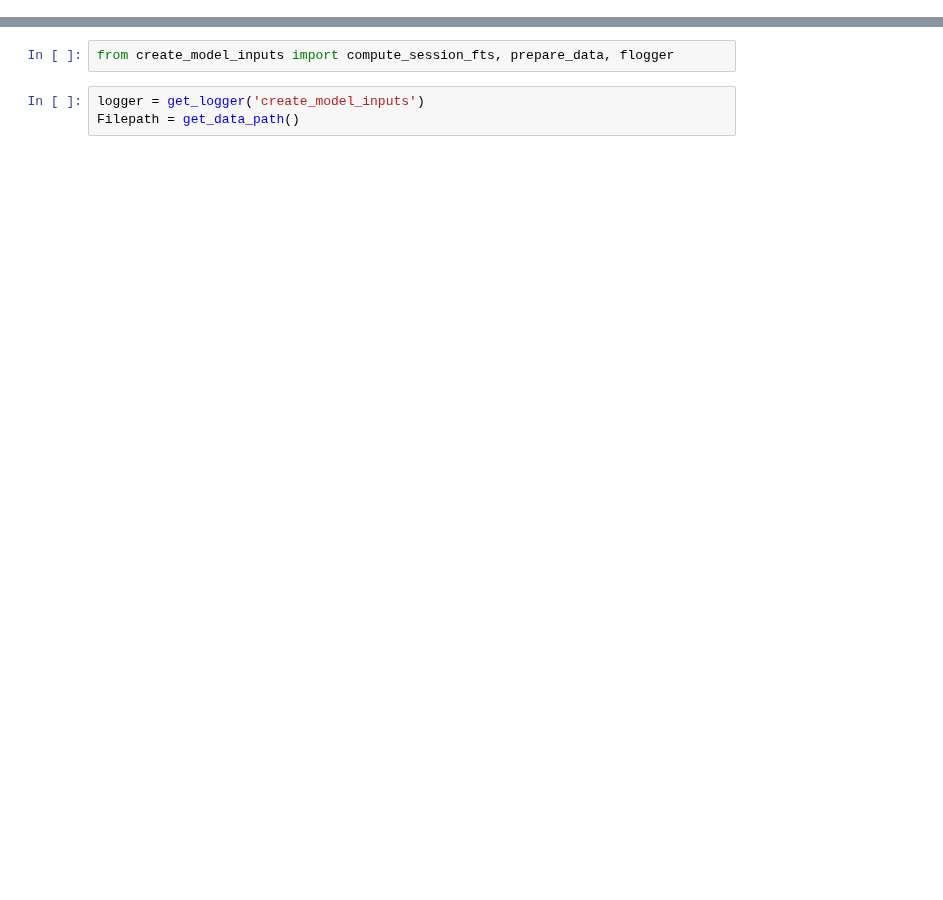
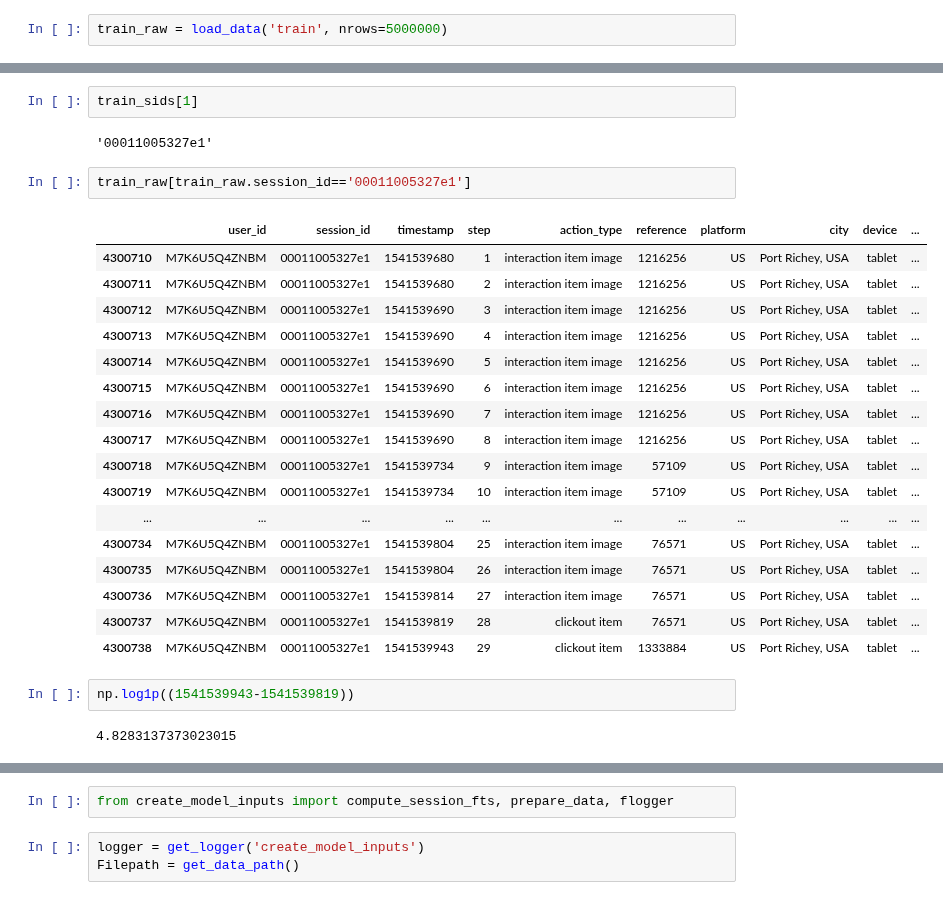
Before and after one commit to samshipengs/naps, a Jupyter notebook: price24.ipynb, the cells around one changed output, grey strips where cells are left out. Saved outputs shown, nothing was run; the diff lists cells and outputs as text; blank space fills up the shorter version.

```diff
--- a/price24.ipynb
+++ b/price24.ipynb
@@ -19,0 +72,2 @@ train_input = pd.read_parquet('./cache/train_inputs_no_imp.snappy')
+# %%
+train_raw = load_data('train', nrows=5000000)
@@ -19,0 +76,28 @@ train_input = pd.read_parquet('./cache/train_inputs_no_imp.snappy')
+# %%
+train_sids[1]
+# %% [output]
+'00011005327e1'
+# %%
+train_raw[train_raw.session_id=='00011005327e1']
+# %% [output]
+|  | user_id | session_id | timestamp | step | action_type | reference | platform | city | device | ... |
+| 4300710 | M7K6U5Q4ZNBM | 00011005327e1 | 1541539680 | 1 | interaction item image | 1216256 | US | Port Richey, USA | tablet | ... |
+| 4300711 | M7K6U5Q4ZNBM | 00011005327e1 | 1541539680 | 2 | interaction item image | 1216256 | US | Port Richey, USA | tablet | ... |
+| 4300712 | M7K6U5Q4ZNBM | 00011005327e1 | 1541539690 | 3 | interaction item image | 1216256 | US | Port Richey, USA | tablet | ... |
+| 4300713 | M7K6U5Q4ZNBM | 00011005327e1 | 1541539690 | 4 | interaction item image | 1216256 | US | Port Richey, USA | tablet | ... |
+| 4300714 | M7K6U5Q4ZNBM | 00011005327e1 | 1541539690 | 5 | interaction item image | 1216256 | US | Port Richey, USA | tablet | ... |
+| 4300715 | M7K6U5Q4ZNBM | 00011005327e1 | 1541539690 | 6 | interaction item image | 1216256 | US | Port Richey, USA | tablet | ... |
+| 4300716 | M7K6U5Q4ZNBM | 00011005327e1 | 1541539690 | 7 | interaction item image | 1216256 | US | Port Richey, USA | tablet | ... |
+| 4300717 | M7K6U5Q4ZNBM | 00011005327e1 | 1541539690 | 8 | interaction item image | 1216256 | US | Port Richey, USA | tablet | ... |
+| 4300718 | M7K6U5Q4ZNBM | 00011005327e1 | 1541539734 | 9 | interaction item image | 57109 | US | Port Richey, USA | tablet | ... |
+| 4300719 | M7K6U5Q4ZNBM | 00011005327e1 | 1541539734 | 10 | interaction item image | 57109 | US | Port Richey, USA | tablet | ... |
+| ... | ... | ... | ... | ... | ... | ... | ... | ... | ... | ... |
+| 4300734 | M7K6U5Q4ZNBM | 00011005327e1 | 1541539804 | 25 | interaction item image | 76571 | US | Port Richey, USA | tablet | ... |
+| 4300735 | M7K6U5Q4ZNBM | 00011005327e1 | 1541539804 | 26 | interaction item image | 76571 | US | Port Richey, USA | tablet | ... |
+| 4300736 | M7K6U5Q4ZNBM | 00011005327e1 | 1541539814 | 27 | interaction item image | 76571 | US | Port Richey, USA | tablet | ... |
+| 4300737 | M7K6U5Q4ZNBM | 00011005327e1 | 1541539819 | 28 | clickout item | 76571 | US | Port Richey, USA | tablet | ... |
+| 4300738 | M7K6U5Q4ZNBM | 00011005327e1 | 1541539943 | 29 | clickout item | 1333884 | US | Port Richey, USA | tablet | ... |
+# %%
+np.log1p((1541539943-1541539819))
+# %% [output]
+4.8283137373023015
```
Also changed, not shown: parts of 51 cells of this notebook, 1 other file.
